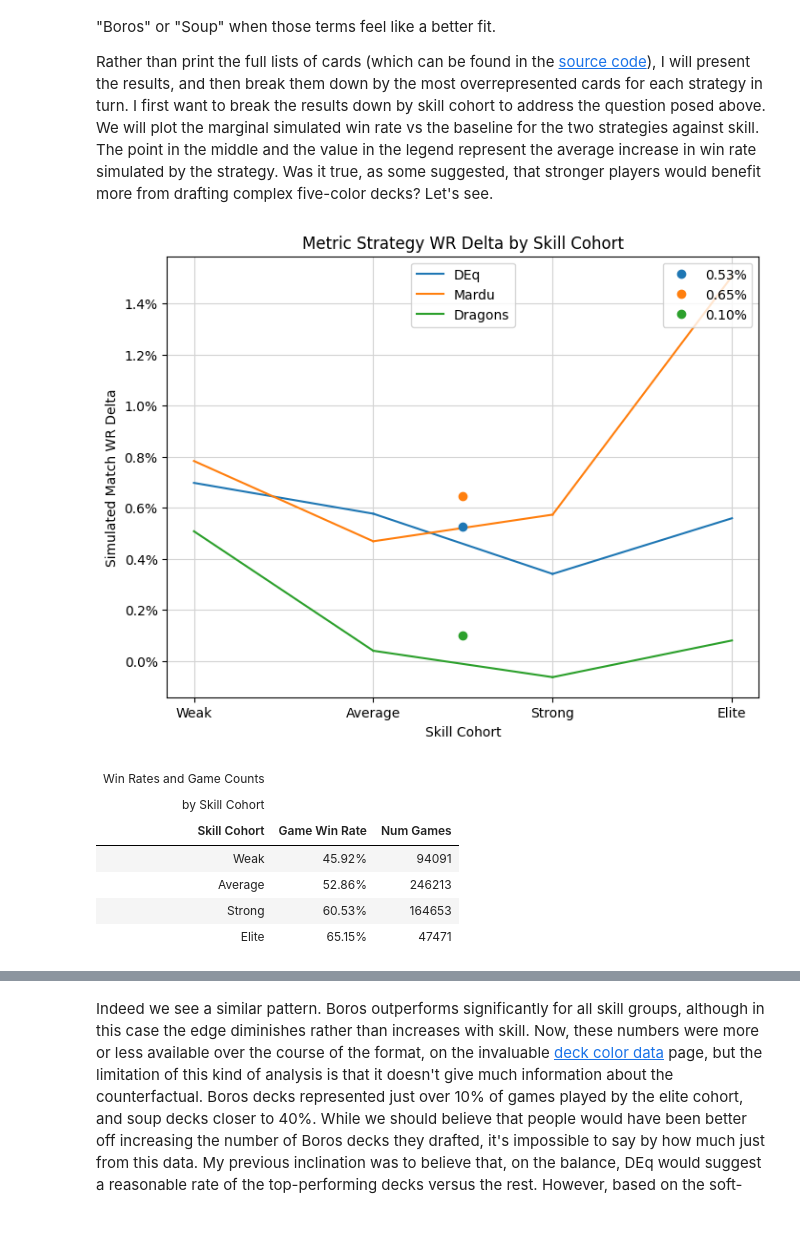
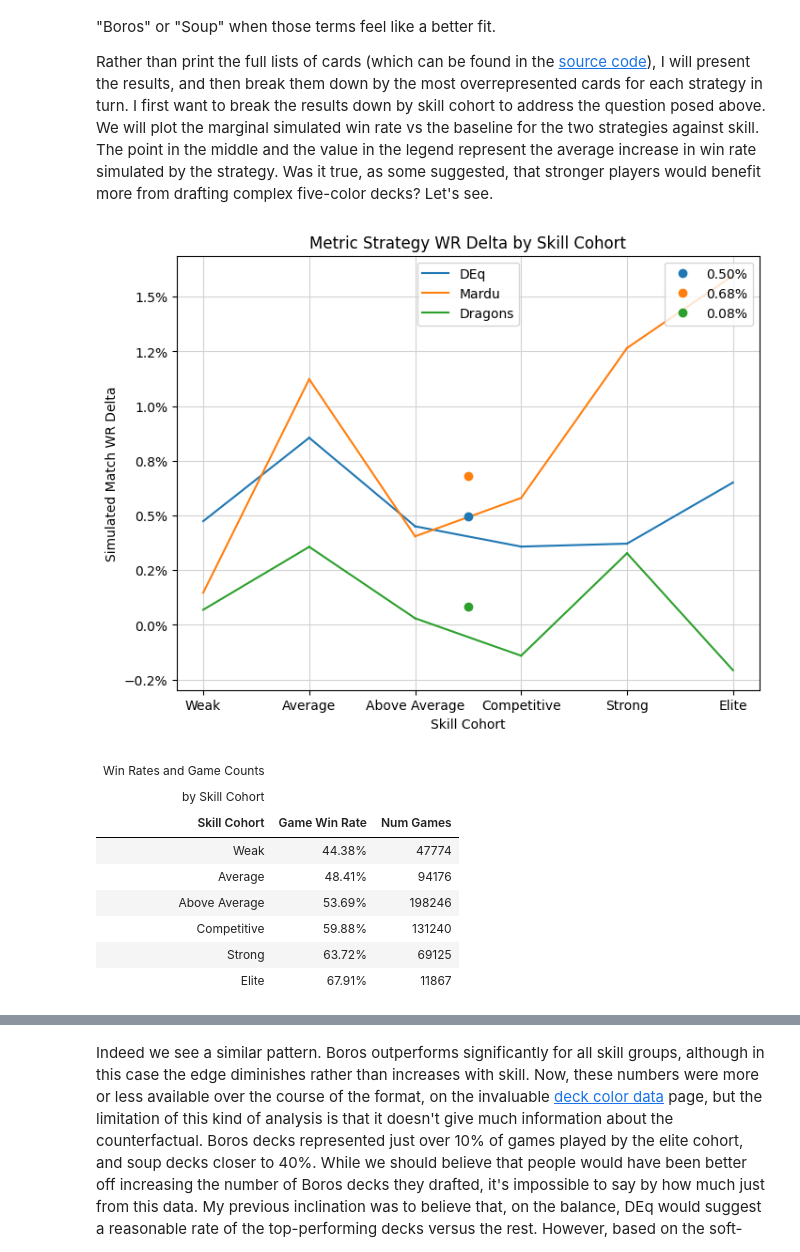
Before and after one commit to oelarnes/deq, a Jupyter notebook: docs/tdm-post.ipynb, the cells around one changed output, grey strips where cells are left out. Saved outputs shown, nothing was run; the diff lists cells and outputs as text; code cells hidden in the pictures; blank space fills up the shorter version.

```diff
--- a/docs/tdm-post.ipynb
+++ b/docs/tdm-post.ipynb
@@ -45,15 +57,18 @@ So, for example, Mardu Devotee, which had an excellent +2.27% DEq, enough for a
 Rather than print the full lists of cards (which can be found in the [source code](https://github.com/oelarnes/deq/blob/main/deq/tdm_early.py)), I will present the results, and then break them down by the most overrepresented cards for each strategy in turn. I first want to break the results down by skill cohort to address the question posed above. We will plot the marginal simulated win rate vs the baseline for the two strategies against skill. The point in the middle and the value in the legend represent the average increase in win rate simulated by the strategy. Was it true, as some suggested, that stronger players would benefit more from drafting complex five-color decks? Let's see.
 # %%
 from deq.plot import p1_line_plot
+from deq.analytics import skill_cohort_table
 p1_line_plot(result, metrics=["deq", "deq_mardu", "deq_dragons"])
-skill_cohort_table()
+skill_cohort_table("TDM")
 # %% [output]
-[figure, old version]
+[figure, new version]
 | Win Rates and Game Counts |  |  |
 | by Skill Cohort |  |  |
 | Skill Cohort | Game Win Rate | Num Games |
-| Weak | 45.92% | 94091 |
-| Average | 52.86% | 246213 |
-| Strong | 60.53% | 164653 |
-| Elite | 65.15% | 47471 |
+| Weak | 44.38% | 47774 |
+| Average | 48.41% | 94176 |
+| Above Average | 53.69% | 198246 |
+| Competitive | 59.88% | 131240 |
+| Strong | 63.72% | 69125 |
+| Elite | 67.91% | 11867 |
 # %% [markdown]
```
Also changed, not shown: parts of 11 cells of this notebook, 5 other files.
